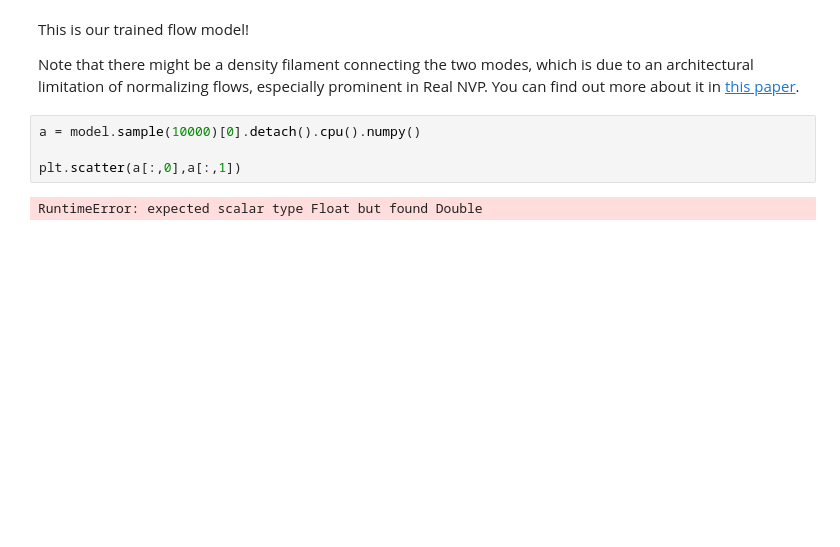
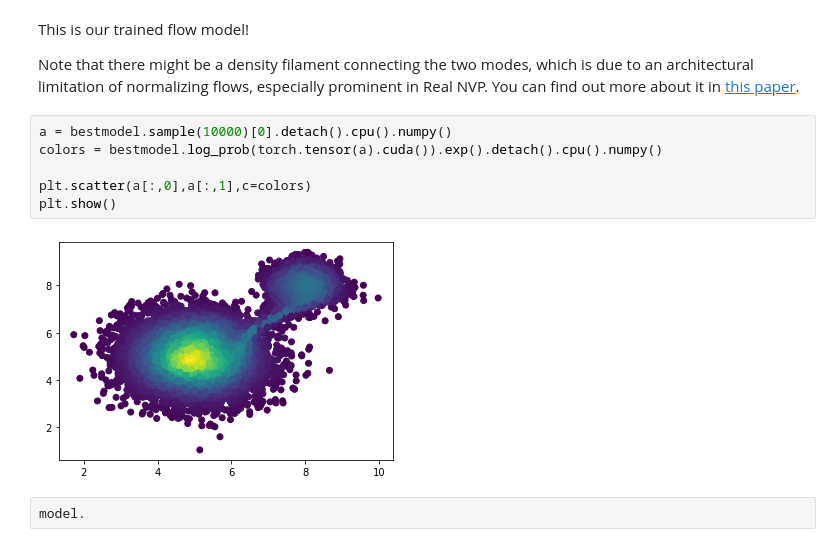
Before and after one commit to telegraphroad/NNF, a Jupyter notebook: real_nvp_colab.ipynb, the cells around one changed output. Drawn from its saved outputs; the diff is of its cells as text; blank space fills up the shorter version.

```diff
--- a/real_nvp_colab.ipynb
+++ b/real_nvp_colab.ipynb
@@ -163,11 +178,15 @@ This is our trained flow model!
 
 Note that there might be a density filament connecting the two modes, which is due to an architectural limitation of normalizing flows, especially prominent in Real NVP. You can find out more about it in [this paper](https://proceedings.mlr.press/v151/stimper22a).
 # %%
-a = model.sample(10000)[0].detach().cpu().numpy()
+a = bestmodel.sample(10000)[0].detach().cpu().numpy()
+colors = bestmodel.log_prob(torch.tensor(a).cuda()).exp().detach().cpu().numpy()
 
-plt.scatter(a[:,0],a[:,1])
+plt.scatter(a[:,0],a[:,1],c=colors)
+plt.show()
 # %% [output]
-RuntimeError: expected scalar type Float but found Double
+[figure, added]
+# %%
+model.
 # %%
 # Plot learned posterior distribution
 model.eval()
```
Also changed, not shown: parts of 6 cells of this notebook, 1 other file.
